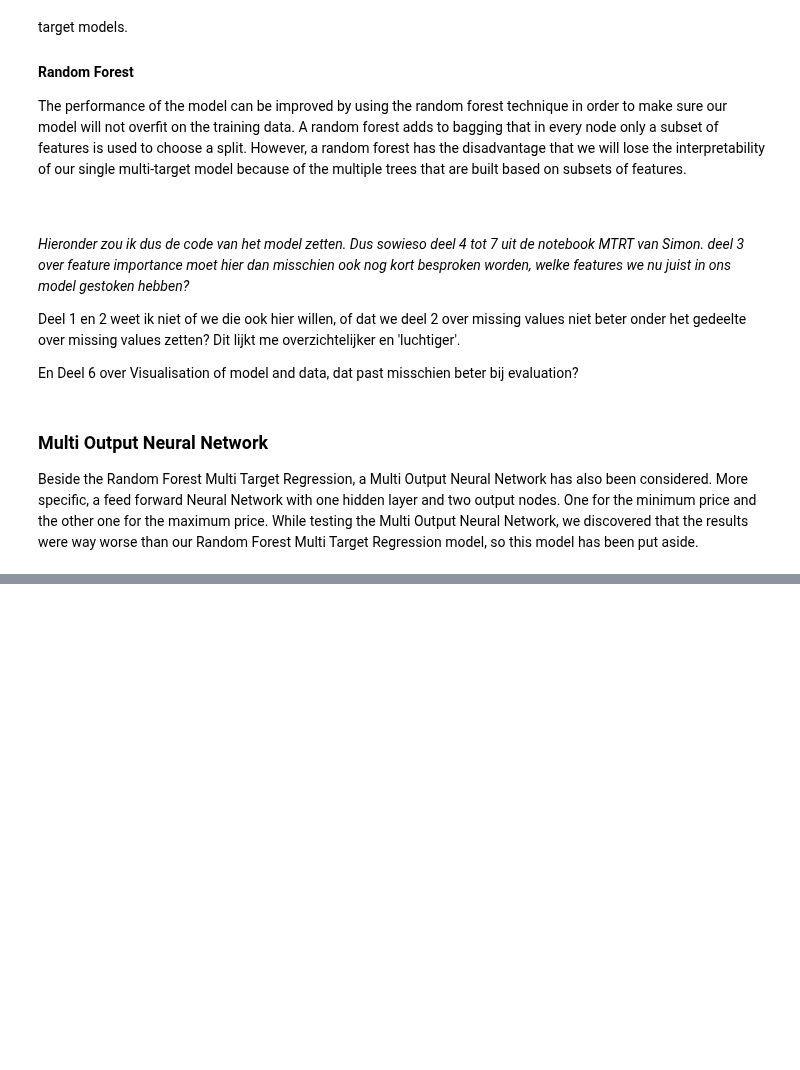
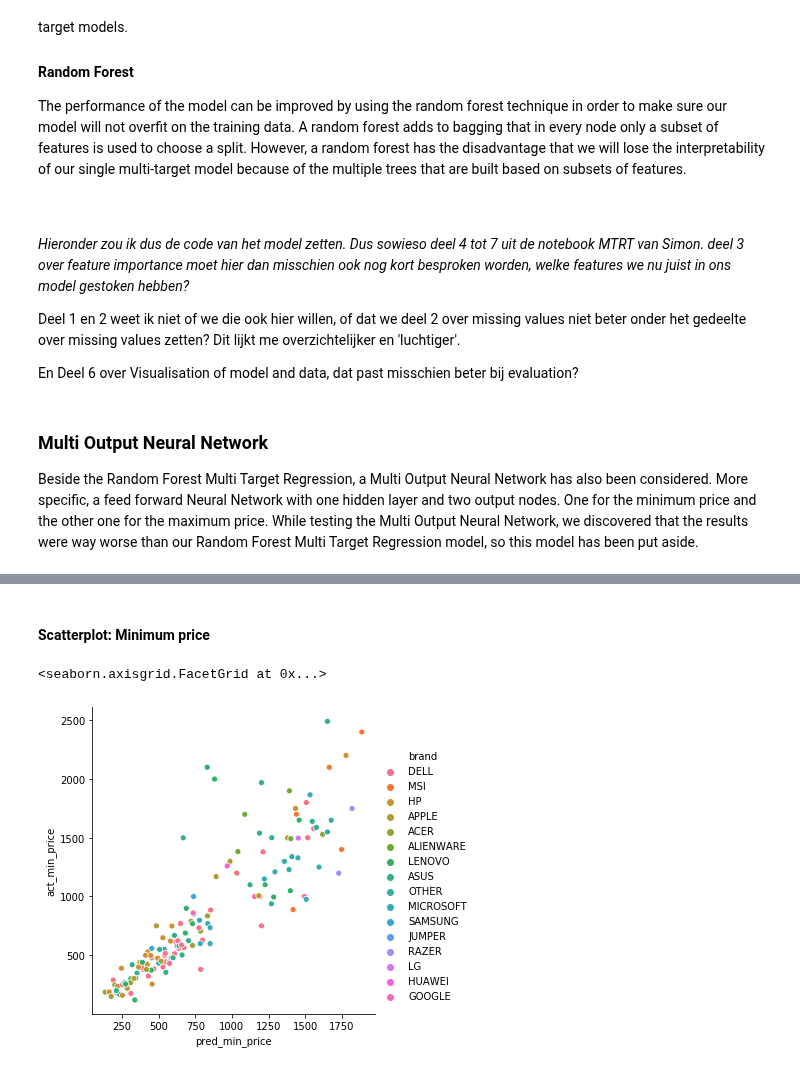
Before and after one commit to bvdabjorn/adana123, a Jupyter notebook: adana_assignment2_report.ipynb, the cells around one changed output, grey strips where cells are left out. Saved outputs shown, nothing was run; the diff lists cells and outputs as text; code cells hidden in the pictures; blank space fills up the shorter version.

```diff
--- a/adana_assignment2_report.ipynb
+++ b/adana_assignment2_report.ipynb
@@ -293,0 +307,4 @@ Beside the Random Forest Multi Target Regression, a Multi Output Neural Network
+# %%
+mydata= pd.read_csv('testingdata_results.csv')
+df = pd.DataFrame(mydata)
+df.head()
@@ -293,0 +318,7 @@ Beside the Random Forest Multi Target Regression, a Multi Output Neural Network
+# %% [markdown]
+#### Scatterplot: Minimum price
+# %%
+sns.relplot(x='pred_min_price',y='act_min_price',hue='brand',data=df)
+# %% [output]
+<seaborn.axisgrid.FacetGrid at 0x...>
+[figure, added]
```
Also changed, not shown: parts of 7 cells of this notebook.
